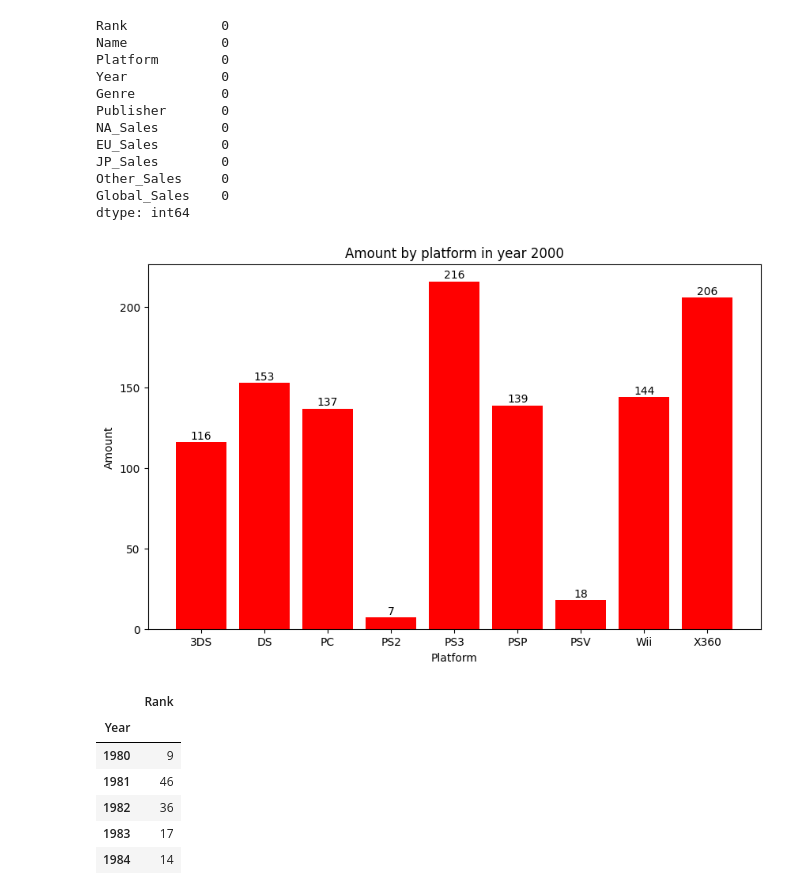
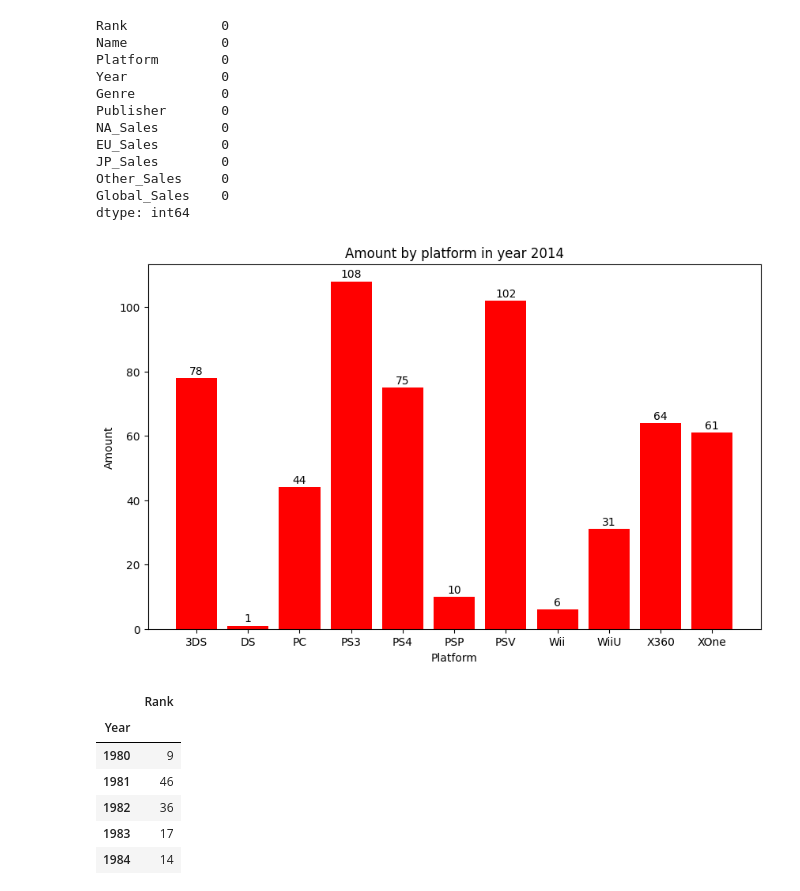
Before and after one commit to NoraAR/videoGamesApp, a Jupyter notebook: EDA.ipynb, the cells around one changed output. Saved outputs shown, nothing was run; the diff lists cells and outputs as text; code cells hidden in the pictures.

```diff
--- a/EDA.ipynb
+++ b/EDA.ipynb
@@ -71,29 +71,29 @@ dtype: int64
 # %%
 base['Year'] = base['Year'].astype(int)
 # %%
-year = 2011
+base['Year'] = base['Year'].astype(int)
+year = 2014
 filtered_by_year = base[base['Year']==year]
-
 amount_platform = filtered_by_year.groupby(by='Platform').count()[['Rank']].reset_index()
 amount_platform.columns = ['Platform','Amount']
 amount_platform
 
 # Crear el gráfico de barras usando Matplotlib
 plt.figure(figsize=(10, 6))  # Configura el tamaño del gráfico
 plt.bar(amount_platform['Platform'], amount_platform['Amount'], color='red')  # Crea barras
 # Añadiendo título y etiquetas
-plt.title('Amount by platform in year 2000')
+plt.title(f'Amount by platform in year {year}')
 plt.xlabel('Platform')
 plt.ylabel('Amount')
 
 # Mostrar valores en las barras
 for i, v in enumerate(amount_platform['Amount']):
     plt.text(i, v + 0.5, str(v), ha='center', va='bottom')
 
 # Mostrar el gráfico
-plt.savefig(f'images/histogram_age_year_{year}.png')
+plt.savefig(f'images/amount_platform_{year}.png')
 # %% [output]
-[figure, old version]
+[figure, new version]
 # %%
 base.groupby(by='Year').count()[['Rank']]
 # %% [output]
```
Also changed, not shown: 16 other files.
